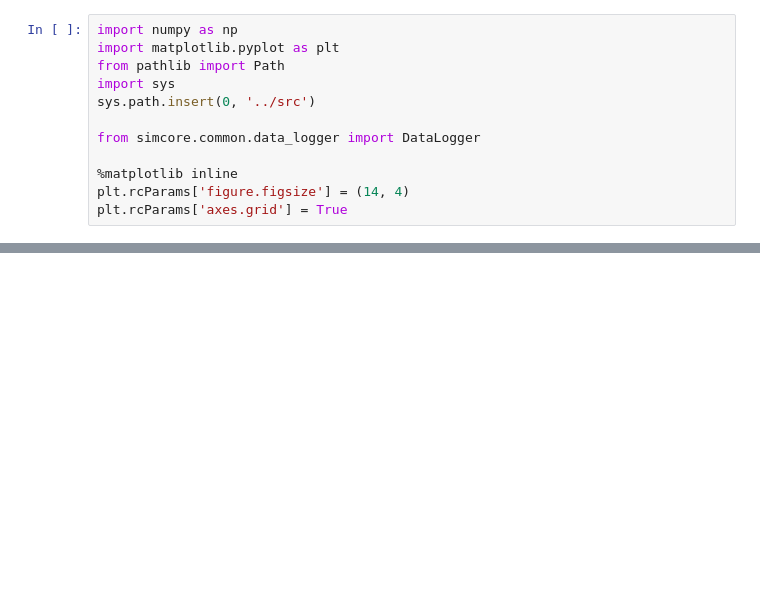
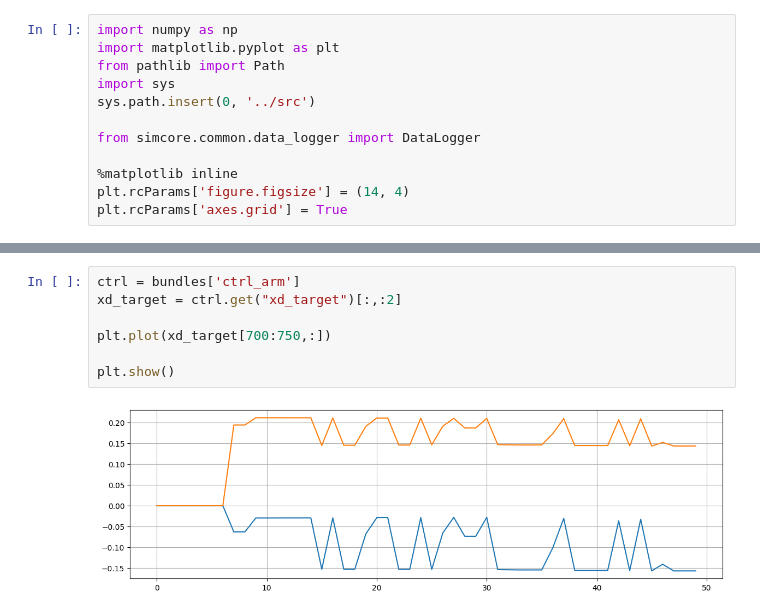
Before and after one commit to AlexanderWegenerRobotics/vision-mpc, a Jupyter notebook: analysis/read_logging.ipynb, the cells around one changed output, grey strips where cells are left out. Saved outputs shown, nothing was run; the diff lists cells and outputs as text; blank space fills up the shorter version.

```diff
--- a/analysis/read_logging.ipynb
+++ b/analysis/read_logging.ipynb
@@ -77,0 +114,9 @@ plt.show()
+# %%
+ctrl = bundles['ctrl_arm']
+xd_target = ctrl.get("xd_target")[:,:2]
+
+plt.plot(xd_target[700:750,:])
+
+plt.show()
+# %% [output]
+[figure, added]
```
Also changed, not shown: parts of 5 cells of this notebook, 5 other files.
